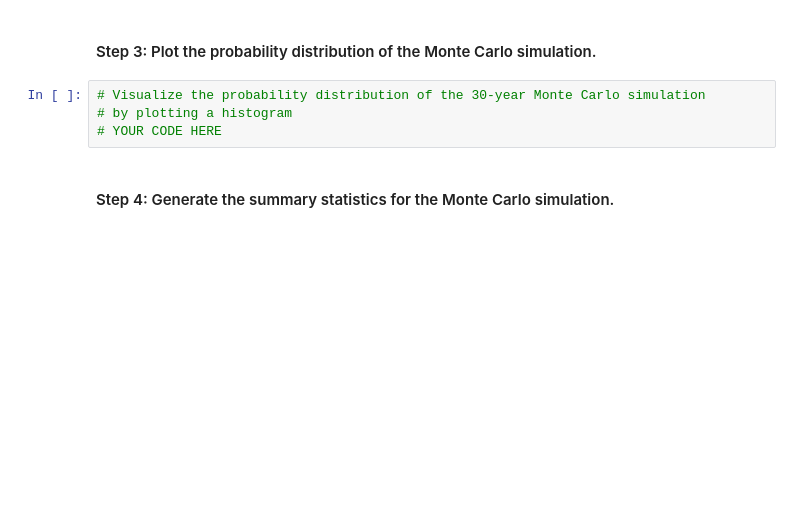
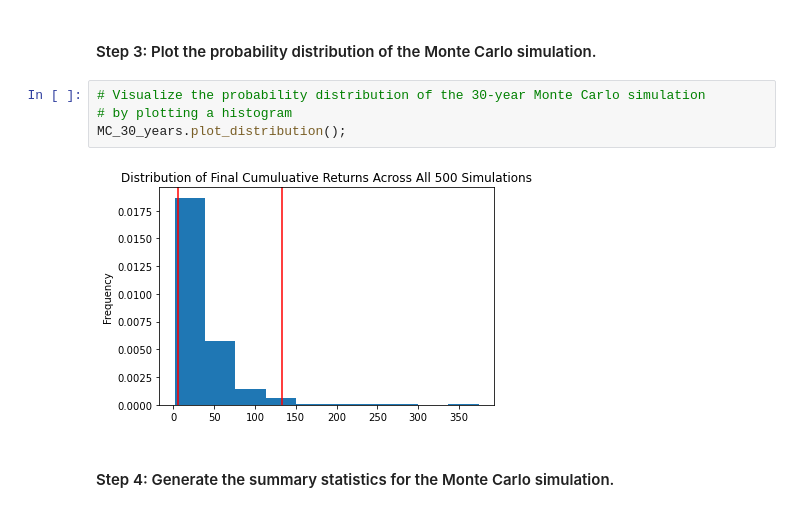
Before and after one commit to paocarvajal1912/Financial_Planning_Tools, a Jupyter notebook: financial_planning_tools.ipynb, the cells around one changed output. Saved outputs shown, nothing was run; the diff lists cells and outputs as text; blank space fills up the shorter version.

```diff
--- a/financial_planning_tools.ipynb
+++ b/financial_planning_tools.ipynb
@@ -437,7 +563,9 @@ In this section, you’ll use the MCForecastTools library to create a Monte Carl
 # %%
 # Visualize the probability distribution of the 30-year Monte Carlo simulation
 # by plotting a histogram
-# YOUR CODE HERE
+MC_30_years.plot_distribution();
+# %% [output]
+[figure, added]
 # %% [markdown]
 #### Step 4: Generate the summary statistics for the Monte Carlo simulation.
 # %%
```
Also changed, not shown: parts of 53 cells of this notebook.
